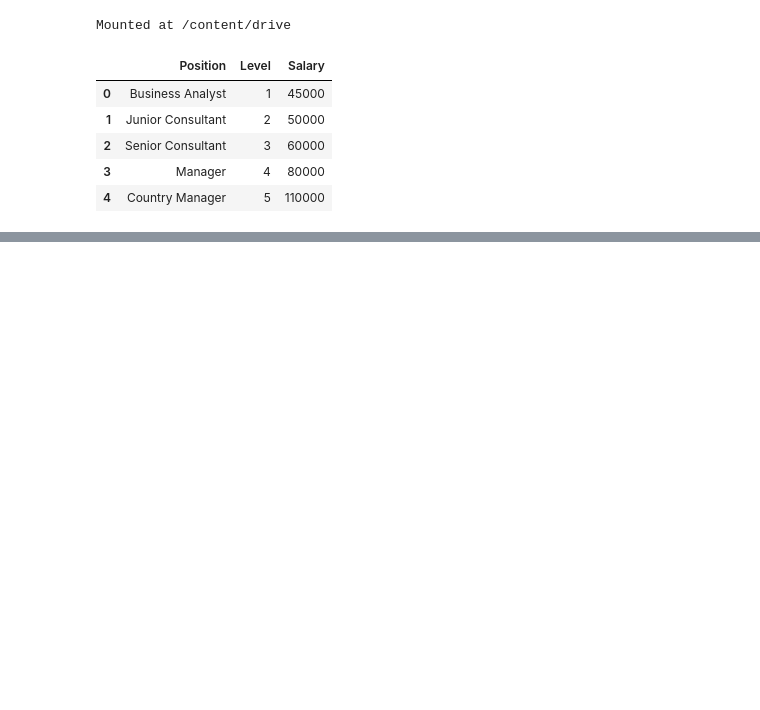
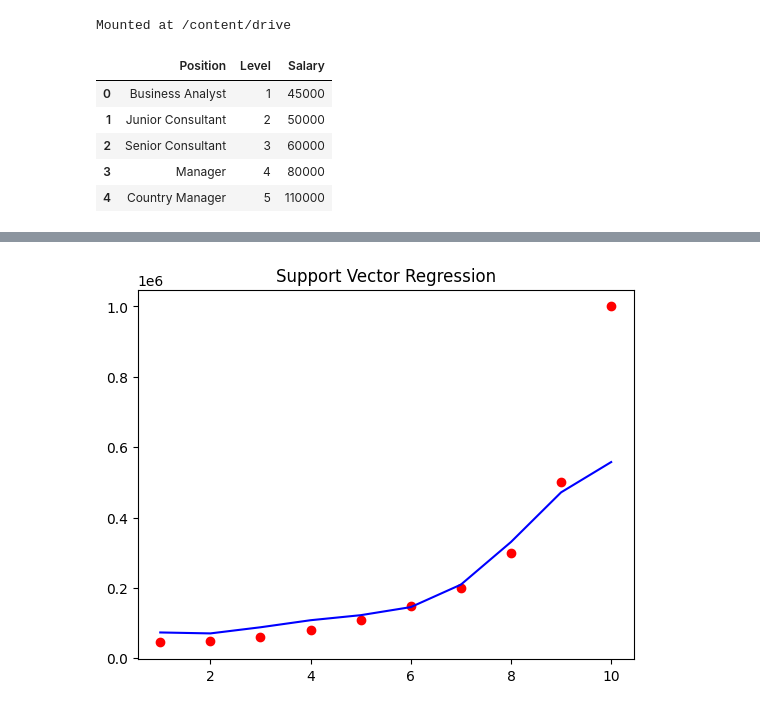
Before and after one commit to Nikhil-Patil-Web/MachineLearningTutorials, a Jupyter notebook: CodeAlongFile.ipynb, the cells around one changed output, grey strips where cells are left out. Cells and saved outputs as stored; diff of their text form; code cells hidden in the pictures; blank space fills up the shorter version.

```diff
--- a/CodeAlongFile.ipynb
+++ b/CodeAlongFile.ipynb
@@ -493,0 +666,12 @@ y=y.values
+# %%
+y = y.reshape(len(y),1)
+# %%
+from sklearn.preprocessing import StandardScaler
+sc_X = StandardScaler()
+sc_y = StandardScaler()
+X = sc_X.fit_transform(X)
+y = sc_y.fit_transform(y)
+# %%
+from sklearn.svm import SVR
+regressor = SVR(kernel = 'rbf')
+regressor.fit(X, y)
@@ -493,0 +689,3 @@ y=y.values
+# %%
+X_inverse = sc_X.inverse_transform(X)
+y_inverse = sc_y.inverse_transform(y)
@@ -493,0 +703,9 @@ y=y.values
+# %%
+plt.scatter(X_inverse, y_inverse, color="red")
+plt.plot(X_inverse, sc_y.inverse_transform(regressor.predict(X).reshape(-1,1)), color="blue")
+plt.title("Support Vector Regression")
+plt.xlabel ="Position Level"
+plt.ylabel ="Salary"
+plt.show()
+# %% [output]
+[figure, added]
```
Also changed, not shown: parts of 25 cells of this notebook.
